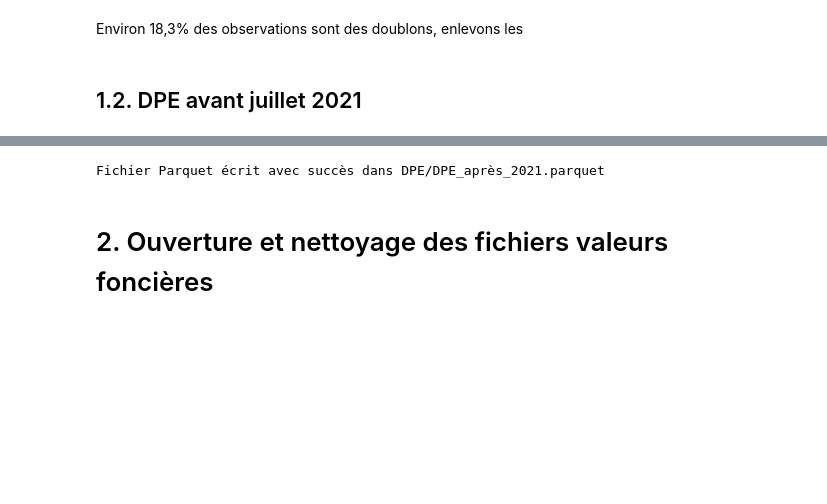
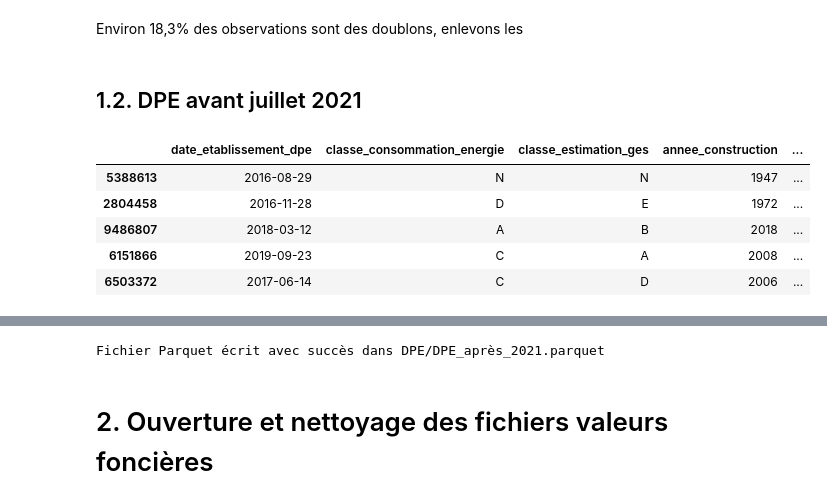
Before and after one commit to isaurepillet/STATAPP, a Jupyter notebook: prep_donnees.ipynb, the cells around one changed output, grey strips where cells are left out. Saved outputs shown, nothing was run; the diff lists cells and outputs as text; code cells hidden in the pictures; blank space fills up the shorter version.

```diff
--- a/prep_donnees.ipynb
+++ b/prep_donnees.ipynb
@@ -85,0 +74,9 @@ DPE_logements_existants_clean = DPE_logements_existants_clean.drop_duplicates()
+# %%
+DPE_avant_2021.sample(5)
+# %% [output]
+|  | date_etablissement_dpe | classe_consommation_energie | classe_estimation_ges | annee_construction | ... |
+| 5388613 | 2016-08-29 | N | N | 1947 | ... |
+| 2804458 | 2016-11-28 | D | E | 1972 | ... |
+| 9486807 | 2018-03-12 | A | B | 2018 | ... |
+| 6151866 | 2019-09-23 | C | A | 2008 | ... |
+| 6503372 | 2017-06-14 | C | D | 2006 | ... |
```
Also changed, not shown: parts of 12 cells of this notebook.
